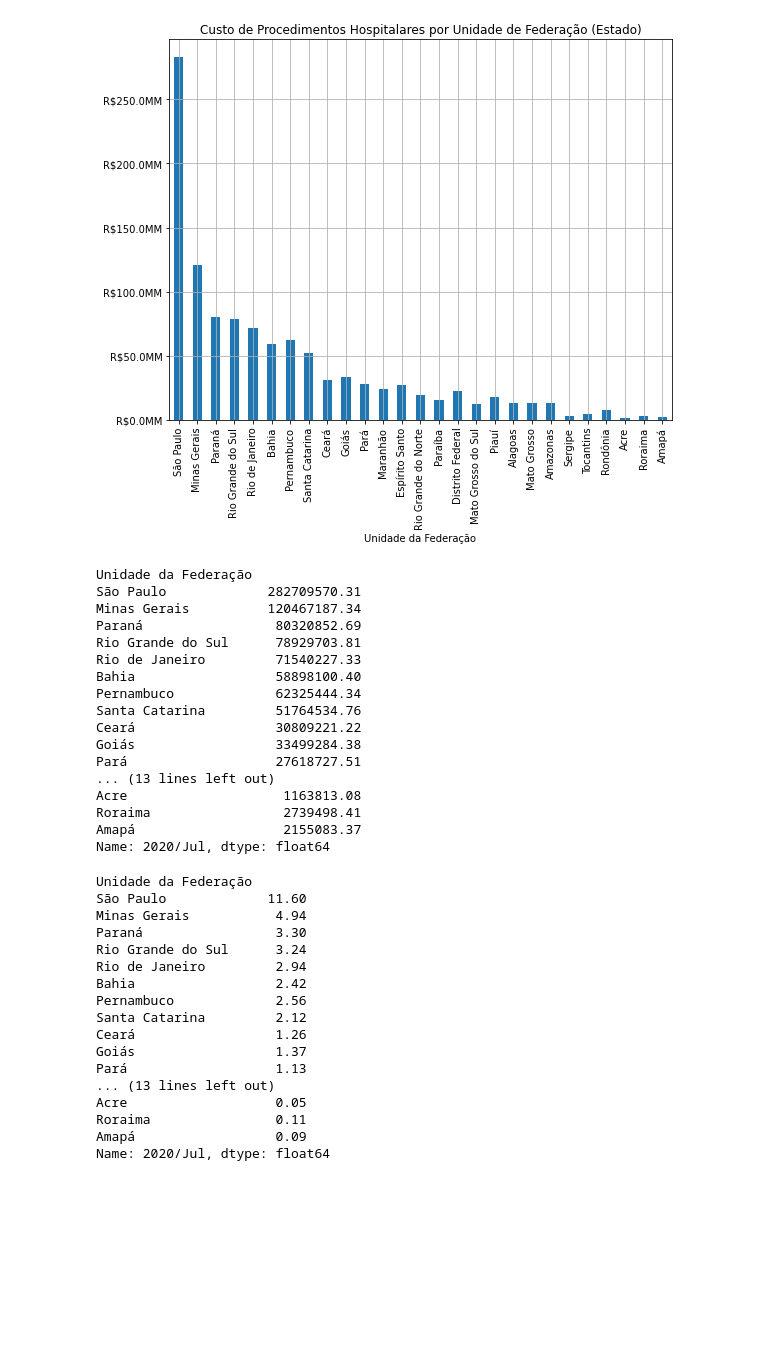
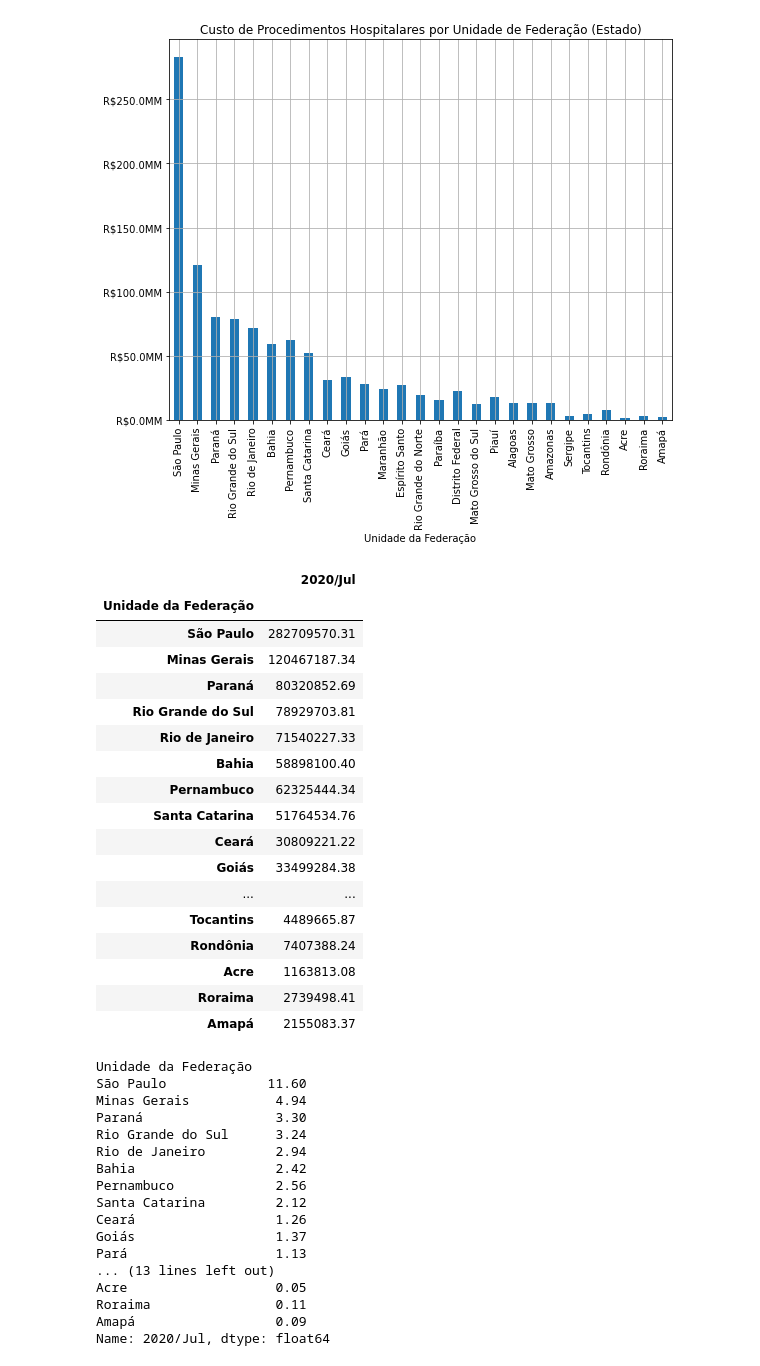
Before and after one commit to Kensawa94/Portifolio-Alura, a Jupyter notebook: Diário/Módulo 2/Atividade - 1/Atividade - 1.ipynb, the cells around one changed output. Cells and saved outputs as stored; diff of their text form; code cells hidden in the pictures; blank space fills up the shorter version.

```diff
--- a/Diário/Módulo 2/Atividade - 1/Atividade - 1.ipynb
+++ b/Diário/Módulo 2/Atividade - 1/Atividade - 1.ipynb
@@ -309,25 +309,28 @@ plt.show()
 # %% [output]
 [figure]
 # %%
-ordenado_por_total[ordenado_por_total.columns[-2]]
+ Gastos_recentes =   pd.DataFrame(ordenado_por_total[ordenado_por_total.columns[-2]])
-# %% [output]
-Unidade da Federação
-São Paulo             282709570.31
-Minas Gerais          120467187.34
-Paraná                 80320852.69
-Rio Grande do Sul      78929703.81
-Rio de Janeiro         71540227.33
-Bahia                  58898100.40
-Pernambuco             62325444.34
-Santa Catarina         51764534.76
-Ceará                  30809221.22
-Goiás                  33499284.38
-Pará                   27618727.51
-... (13 lines left out)
-Acre                    1163813.08
-Roraima                 2739498.41
-Amapá                   2155083.37
-Name: 2020/Jul, dtype: float64
+# %%
+Gastos_recentes
+# %% [output]
+|  | 2020/Jul |
+| Unidade da Federação |  |
+| São Paulo | 282709570.31 |
+| Minas Gerais | 120467187.34 |
+| Paraná | 80320852.69 |
+| Rio Grande do Sul | 78929703.81 |
+| Rio de Janeiro | 71540227.33 |
+| Bahia | 58898100.40 |
+| Pernambuco | 62325444.34 |
+| Santa Catarina | 51764534.76 |
+| Ceará | 30809221.22 |
+| Goiás | 33499284.38 |
+| ... | ... |
+| Tocantins | 4489665.87 |
+| Rondônia | 7407388.24 |
+| Acre | 1163813.08 |
+| Roraima | 2739498.41 |
+| Amapá | 2155083.37 |
 # %%
 ordenado_por_total[ordenado_por_total.columns[-2]]/ordenado_por_total[ordenado_por_total.columns[-2]].loc['Maranhão']
 # %% [output]
```
Also changed, not shown: parts of 9 cells of this notebook.
